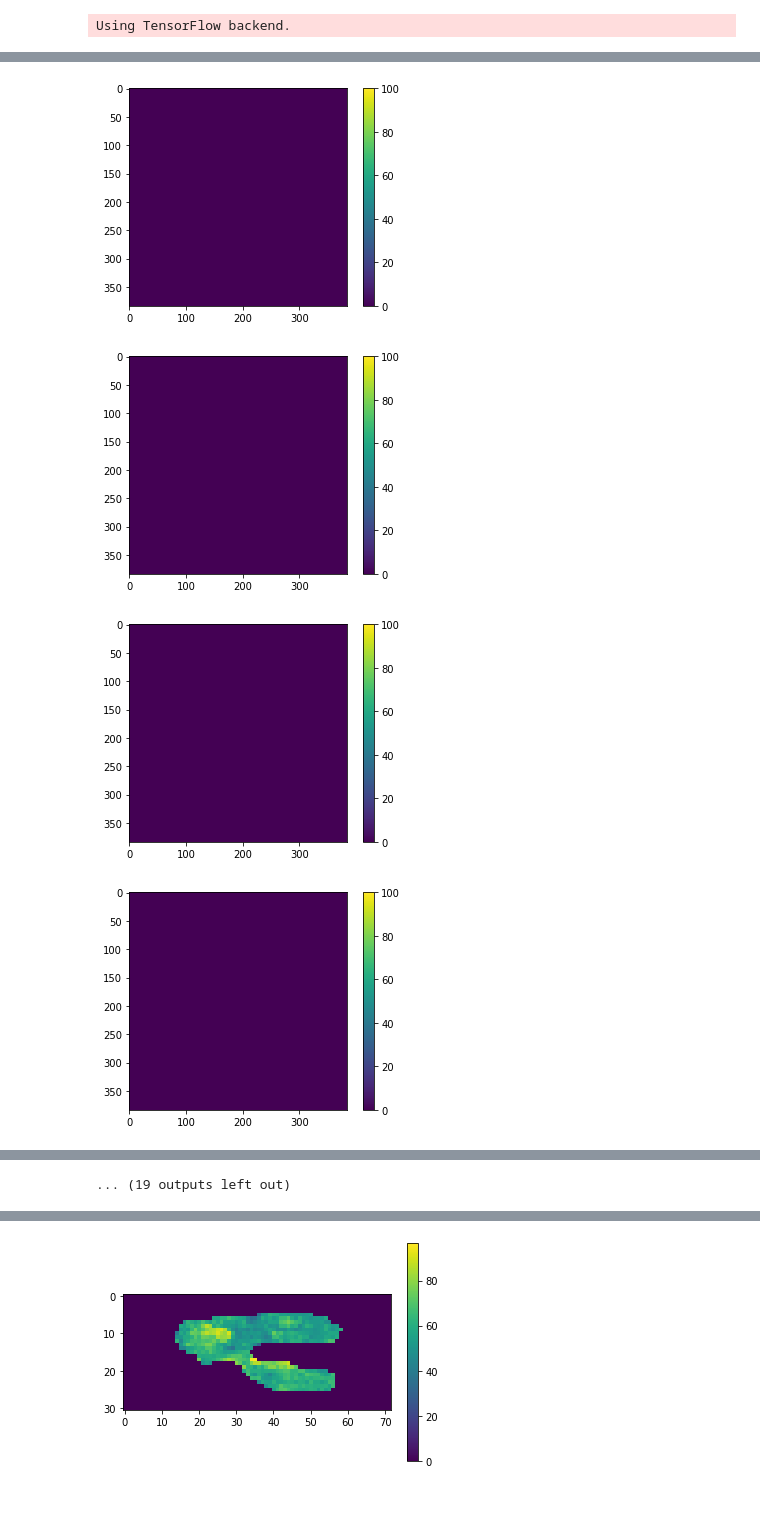
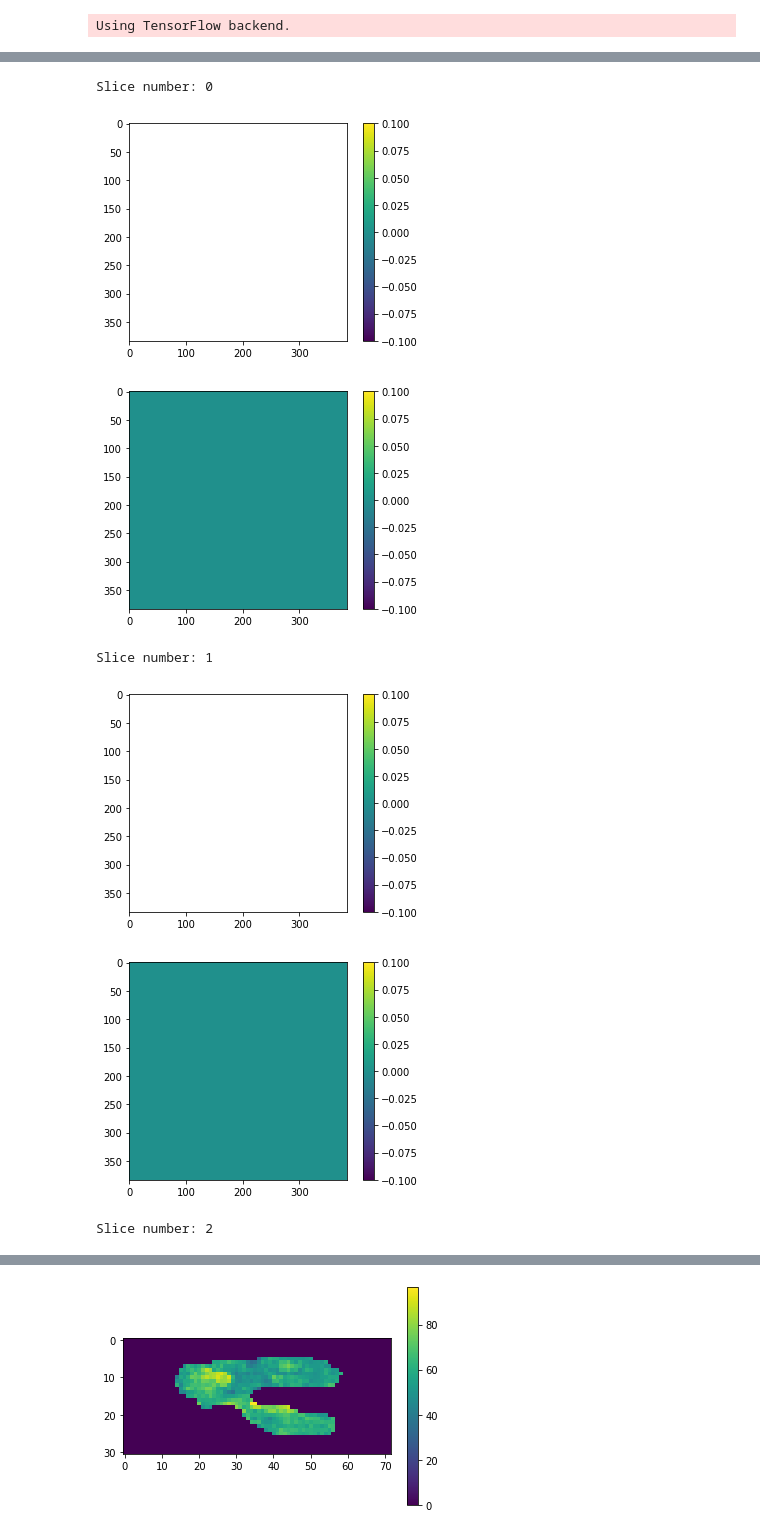
Before and after one commit to kathoma/AutomaticKneeMRISegmentation, a Jupyter notebook: DemoAnalysis.ipynb, the cells around one changed output, grey strips where cells are left out. Saved outputs shown, nothing was run; the diff lists cells and outputs as text; code cells hidden in the pictures; blank space fills up the shorter version.

```diff
--- a/DemoAnalysis.ipynb
+++ b/DemoAnalysis.ipynb
@@ -277,10 +297,15 @@ File located at: ./output/predictions.csv
 8 rows × 28 columns
 # %%
-# Look at the segmentation mask for one image:
+# Look at the segmentation mask for one image before refinement vs after refinement:
 output_subdir_list = [i for i in glob.glob(output_dir + '/*') if i[-4:]!='.csv']
 segmentation_path = os.path.join(output_subdir_list[0],'segmentation_mask.npy')
 segmentation_mask = np.load(segmentation_path)
-for s in segmentation_mask:
-    plt.imshow(s)
+segmentation_path_refined = os.path.join(output_subdir_list[0],'segmentation_mask_refined.npy')
+segmentation_mask_refined = np.load(segmentation_path_refined)
+for i in range(segmentation_mask.shape[0]):
+    print("Slice number:", i)
+    plt.imshow(segmentation_mask[i])
     plt.show()
+    plt.imshow(segmentation_mask_refined[i])
+    plt.show()
 # %% [output]
@@ -300,14 +341,22 @@ for s in segmentation_mask:
 # %%
-# Look at the 3D T2 map
+# Look at the 3D T2 map before refinement vs after refinement:
 t2_path = os.path.join(output_subdir_list[0],'t2.npy')
 t2 = np.load(t2_path)
-for s in t2:
-    plt.imshow(s)
-    plt.clim([0,100])
+t2_path_refined = os.path.join(output_subdir_list[0],'t2_refined.npy')
+t2_refined = np.load(t2_path_refined)
+for i in range(t2.shape[0]):
+    print("Slice number:", i)
+    plt.imshow(t2[i])
     plt.colorbar()
     plt.show()
+    plt.imshow(t2_refined[i])
+    plt.colorbar()
+    plt.show()
 # %% [output]
+Slice number: 0
-[figure, old version]
+[figure, new version]
-[figure, old version]
+[figure, new version]
+Slice number: 1
-[figure, old version]
+[figure, new version]
-[figure, old version]
+[figure, new version]
+Slice number: 2
@@ -322 +367,0 @@ for s in t2:
-... (19 outputs left out)
```
Also changed, not shown: parts of 9 cells of this notebook, 1 other file.
